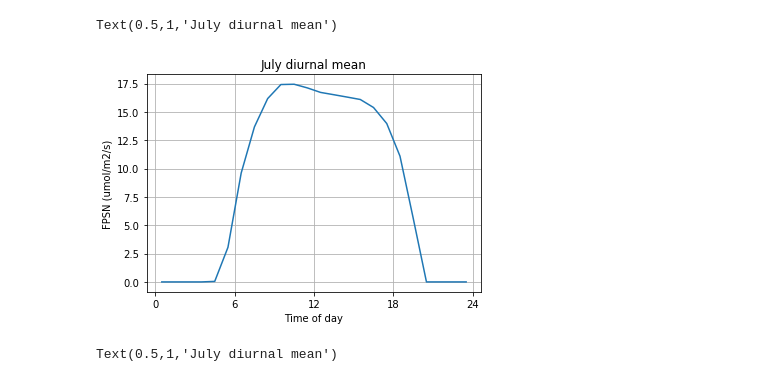
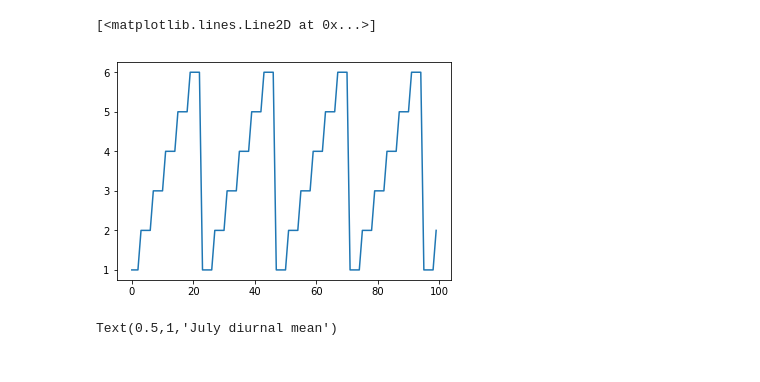
Before and after one commit to djk2120/UMB_cap, a Jupyter notebook: pyth/US-UMB_default_CLM5.0.30.ipynb, the cells around one changed output. Cells and saved outputs as stored; diff of their text form; code cells hidden in the pictures.

```diff
--- a/pyth/US-UMB_default_CLM5.0.30.ipynb
+++ b/pyth/US-UMB_default_CLM5.0.30.ipynb
@@ -62,20 +76,19 @@ Text(0.5,1,'Monthly means')
-# %%
-ix = ds.swap_dims({'time':'mcsec'})['time.month']==7
-lwp = xf*(ds.swap_dims({'time':'mcsec'})['FPSN'][ix]
-               .groupby('mcsec').mean(dim=xr.ALL_DIMS).values)
-lwp_diurnal = np.zeros(24)
-lwp_diurnal[:17] = lwp[7:]
-lwp_diurnal[17:] = lwp[:7]
-
-plt.plot(0.5+np.arange(24),lwp_diurnal)
-plt.xticks(6*np.arange(5))
-plt.grid()
-plt.ylabel('FPSN (umol/m2/s)')
-plt.xlabel('Time of day')
-plt.title('July diurnal mean')
-# %% [output]
-Text(0.5,1,'July diurnal mean')
-[figure, removed]
+# %%
+mc = np.unique(ds['mcsec'][ds['time.year']==2015])
+g = ds['mcsec'].load()
+
+i = 0
+j = 1
+for t in mc:
+    g[ds['mcsec']==t]=j
+    if (i%2)==1:
+        j = j+1
+    i +=1
+
+plt.plot(g[0:100])
+# %% [output]
+[<matplotlib.lines.Line2D at 0x...>]
+[figure, added]
 # %%
 xf = 1/101972
 ix = ds.swap_dims({'time':'mcsec'})['time.month']==7
```
Also changed, not shown: parts of 10 cells of this notebook.
